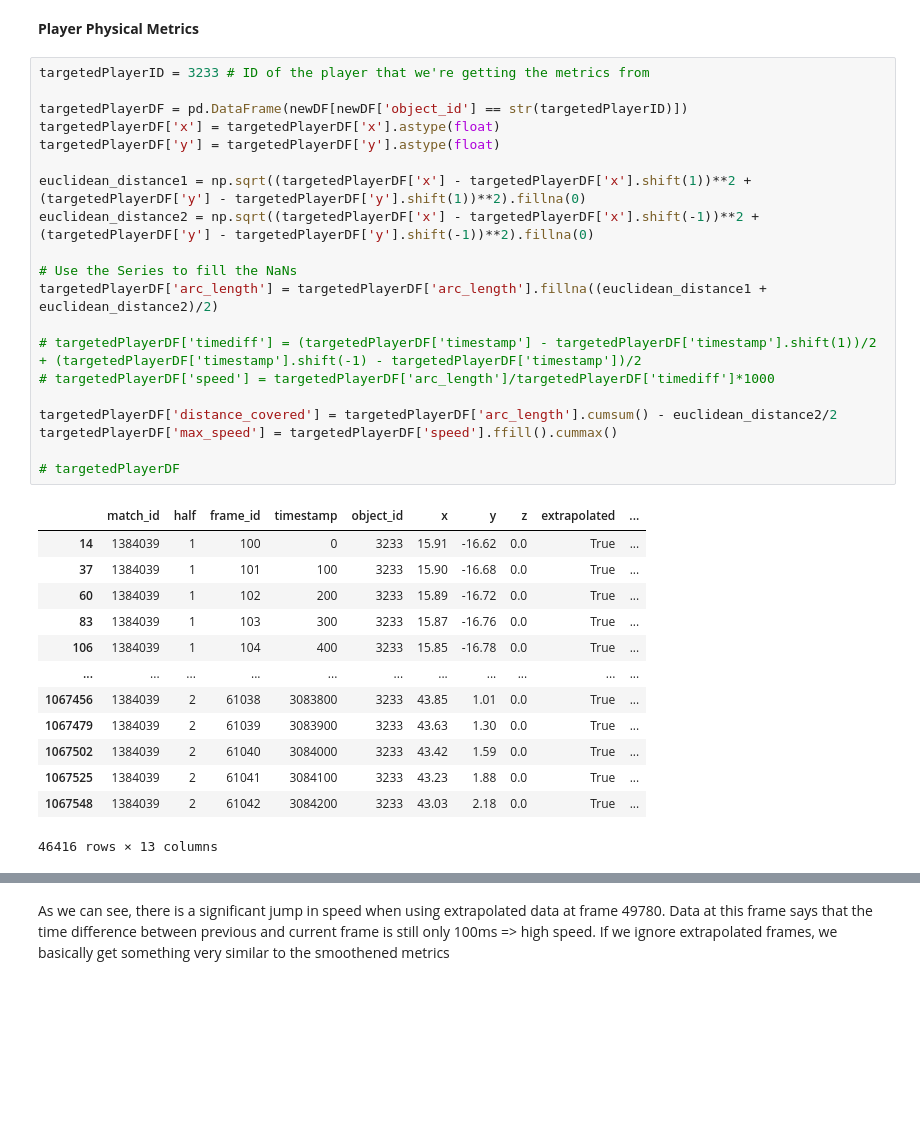
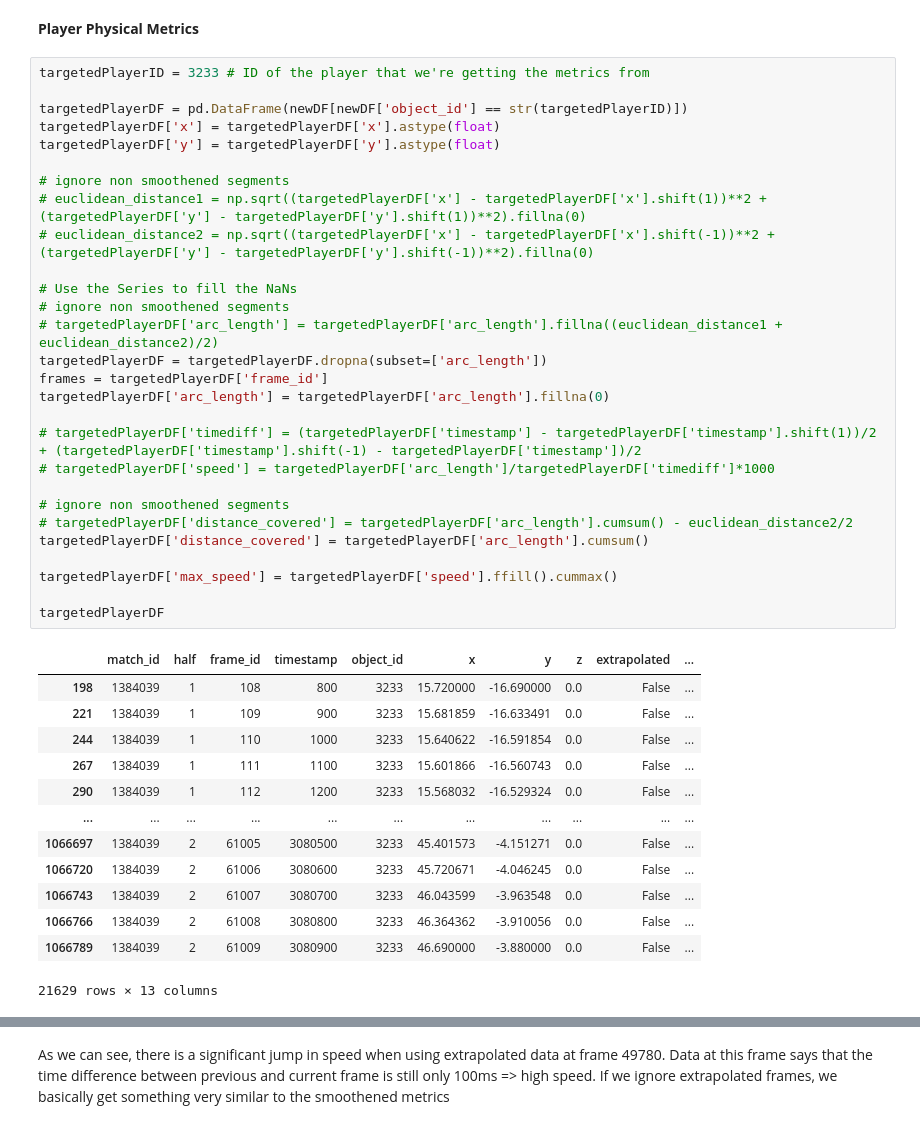
Before and after one commit to AdamSuma/TrackingDataSmoothing, a Jupyter notebook: src/skillcornerSmooth.ipynb, the cells around one changed output, grey strips where cells are left out. Drawn from its saved outputs; the diff is of its cells as text; blank space fills up the shorter version.

```diff
--- a/src/skillcornerSmooth.ipynb
+++ b/src/skillcornerSmooth.ipynb
@@ -200,37 +186,45 @@ newDF['speed'] = newDF['arc_length']*10
 # %%
 targetedPlayerID = 3233 # ID of the player that we're getting the metrics from
 
 targetedPlayerDF = pd.DataFrame(newDF[newDF['object_id'] == str(targetedPlayerID)])
 targetedPlayerDF['x'] = targetedPlayerDF['x'].astype(float)
 targetedPlayerDF['y'] = targetedPlayerDF['y'].astype(float)
 
-euclidean_distance1 = np.sqrt((targetedPlayerDF['x'] - targetedPlayerDF['x'].shift(1))**2 + (targetedPlayerDF['y'] - targetedPlayerDF['y'].shift(1))**2).fillna(0)
-euclidean_distance2 = np.sqrt((targetedPlayerDF['x'] - targetedPlayerDF['x'].shift(-1))**2 + (targetedPlayerDF['y'] - targetedPlayerDF['y'].shift(-1))**2).fillna(0)
+# ignore non smoothened segments
+# euclidean_distance1 = np.sqrt((targetedPlayerDF['x'] - targetedPlayerDF['x'].shift(1))**2 + (targetedPlayerDF['y'] - targetedPlayerDF['y'].shift(1))**2).fillna(0)
+# euclidean_distance2 = np.sqrt((targetedPlayerDF['x'] - targetedPlayerDF['x'].shift(-1))**2 + (targetedPlayerDF['y'] - targetedPlayerDF['y'].shift(-1))**2).fillna(0)
 
 # Use the Series to fill the NaNs
-targetedPlayerDF['arc_length'] = targetedPlayerDF['arc_length'].fillna((euclidean_distance1 + euclidean_distance2)/2)
+# ignore non smoothened segments
+# targetedPlayerDF['arc_length'] = targetedPlayerDF['arc_length'].fillna((euclidean_distance1 + euclidean_distance2)/2)
+targetedPlayerDF = targetedPlayerDF.dropna(subset=['arc_length'])
+frames = targetedPlayerDF['frame_id']
+targetedPlayerDF['arc_length'] = targetedPlayerDF['arc_length'].fillna(0)
 
 # targetedPlayerDF['timediff'] = (targetedPlayerDF['timestamp'] - targetedPlayerDF['timestamp'].shift(1))/2 + (targetedPlayerDF['timestamp'].shift(-1) - targetedPlayerDF['timestamp'])/2
 # targetedPlayerDF['speed'] = targetedPlayerDF['arc_length']/targetedPlayerDF['timediff']*1000
 
-targetedPlayerDF['distance_covered'] = targetedPlayerDF['arc_length'].cumsum() - euclidean_distance2/2
+# ignore non smoothened segments
+# targetedPlayerDF['distance_covered'] = targetedPlayerDF['arc_length'].cumsum() - euclidean_distance2/2
+targetedPlayerDF['distance_covered'] = targetedPlayerDF['arc_length'].cumsum()
+
 targetedPlayerDF['max_speed'] = targetedPlayerDF['speed'].ffill().cummax()
 
-# targetedPlayerDF
+targetedPlayerDF
 # %% [output]
 |  | match_id | half | frame_id | timestamp | object_id | x | y | z | extrapolated | ... |
-| 14 | 1384039 | 1 | 100 | 0 | 3233 | 15.91 | -16.62 | 0.0 | True | ... |
-| 37 | 1384039 | 1 | 101 | 100 | 3233 | 15.90 | -16.68 | 0.0 | True | ... |
-| 60 | 1384039 | 1 | 102 | 200 | 3233 | 15.89 | -16.72 | 0.0 | True | ... |
-| 83 | 1384039 | 1 | 103 | 300 | 3233 | 15.87 | -16.76 | 0.0 | True | ... |
-| 106 | 1384039 | 1 | 104 | 400 | 3233 | 15.85 | -16.78 | 0.0 | True | ... |
+| 198 | 1384039 | 1 | 108 | 800 | 3233 | 15.720000 | -16.690000 | 0.0 | False | ... |
+| 221 | 1384039 | 1 | 109 | 900 | 3233 | 15.681859 | -16.633491 | 0.0 | False | ... |
+| 244 | 1384039 | 1 | 110 | 1000 | 3233 | 15.640622 | -16.591854 | 0.0 | False | ... |
+| 267 | 1384039 | 1 | 111 | 1100 | 3233 | 15.601866 | -16.560743 | 0.0 | False | ... |
+| 290 | 1384039 | 1 | 112 | 1200 | 3233 | 15.568032 | -16.529324 | 0.0 | False | ... |
 | ... | ... | ... | ... | ... | ... | ... | ... | ... | ... | ... |
-| 1067456 | 1384039 | 2 | 61038 | 3083800 | 3233 | 43.85 | 1.01 | 0.0 | True | ... |
-| 1067479 | 1384039 | 2 | 61039 | 3083900 | 3233 | 43.63 | 1.30 | 0.0 | True | ... |
-| 1067502 | 1384039 | 2 | 61040 | 3084000 | 3233 | 43.42 | 1.59 | 0.0 | True | ... |
-| 1067525 | 1384039 | 2 | 61041 | 3084100 | 3233 | 43.23 | 1.88 | 0.0 | True | ... |
-| 1067548 | 1384039 | 2 | 61042 | 3084200 | 3233 | 43.03 | 2.18 | 0.0 | True | ... |
+| 1066697 | 1384039 | 2 | 61005 | 3080500 | 3233 | 45.401573 | -4.151271 | 0.0 | False | ... |
+| 1066720 | 1384039 | 2 | 61006 | 3080600 | 3233 | 45.720671 | -4.046245 | 0.0 | False | ... |
+| 1066743 | 1384039 | 2 | 61007 | 3080700 | 3233 | 46.043599 | -3.963548 | 0.0 | False | ... |
+| 1066766 | 1384039 | 2 | 61008 | 3080800 | 3233 | 46.364362 | -3.910056 | 0.0 | False | ... |
+| 1066789 | 1384039 | 2 | 61009 | 3080900 | 3233 | 46.690000 | -3.880000 | 0.0 | False | ... |
-46416 rows × 13 columns
+21629 rows × 13 columns
 # %%
 targetedPlayerID = 3233 # ID of the player that we're getting the metrics from
 
```
Also changed, not shown: parts of 6 cells of this notebook, 3 other files.
